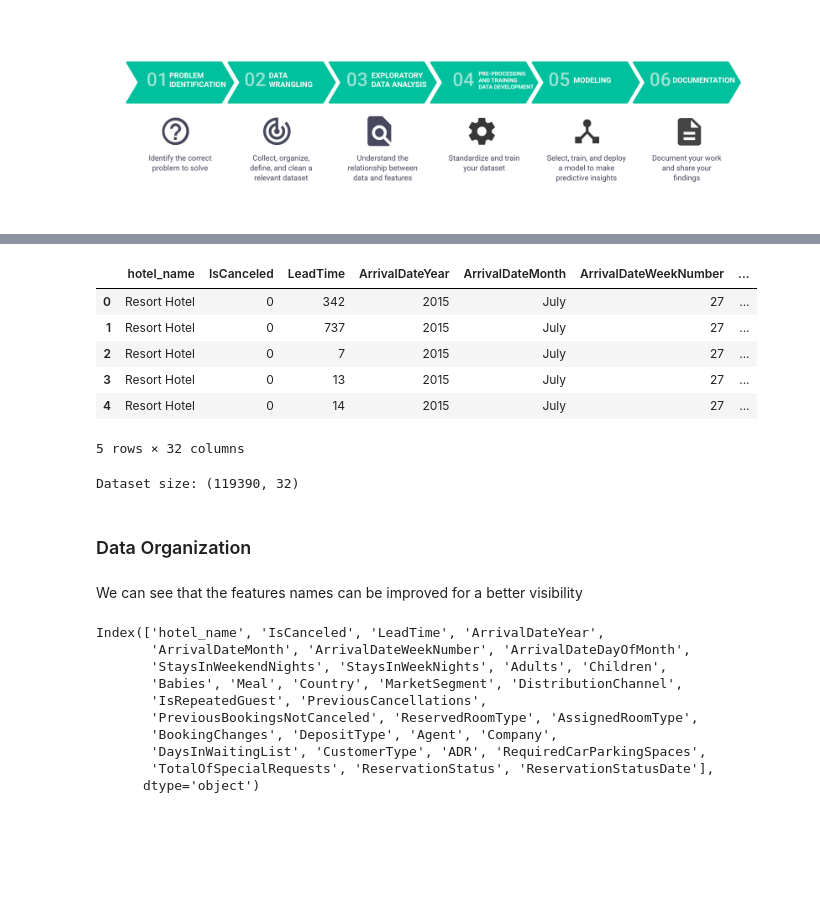
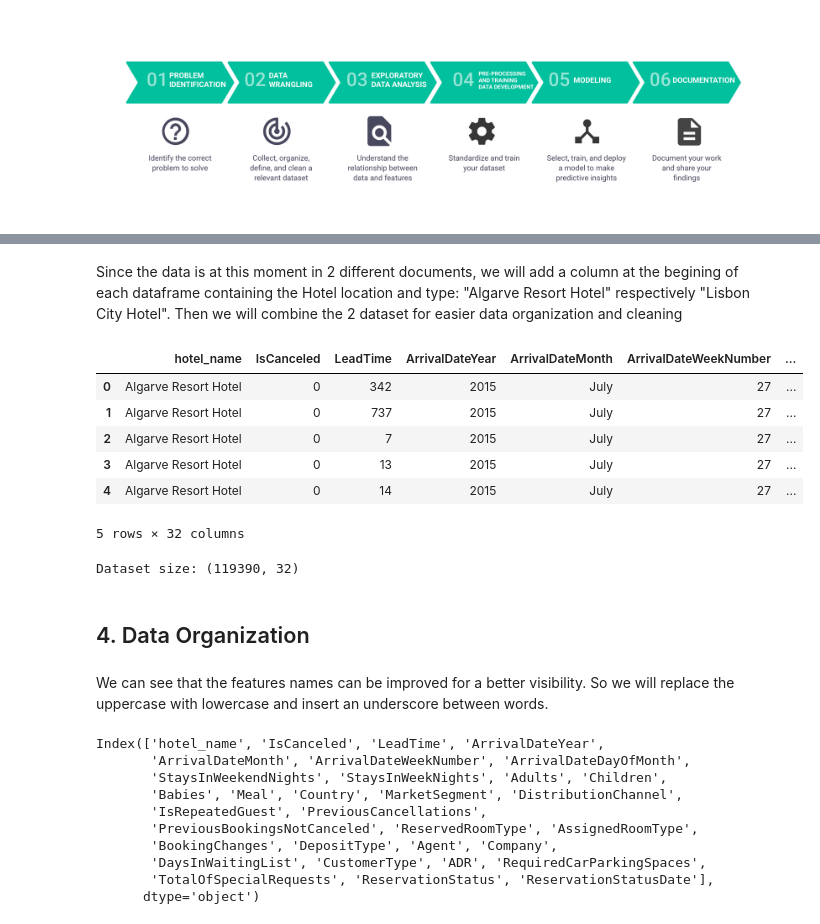
Before and after one commit to Razvanepe/Predicting_Hotel_Booking_Cancellations, a Jupyter notebook: notebooks/Data_Wrangling.ipynb, the cells around one changed output, grey strips where cells are left out. Drawn from its saved outputs; the diff is of its cells as text; code cells hidden in the pictures; blank space fills up the shorter version.

Commit message:
Updates on Data Wrnalging and start EDA

```diff
--- a/notebooks/Data_Wrangling.ipynb
+++ b/notebooks/Data_Wrangling.ipynb
@@ -42,25 +63,27 @@ h2 = pd.read_csv('../data/raw/H2.csv')
+# %% [markdown]
+Since the data is at this moment in 2 different documents, we will add a column at the begining of each dataframe containing the Hotel location and type: "Algarve Resort Hotel" respectively "Lisbon City Hotel". Then we will combine the 2 dataset for easier data organization and cleaning
 # %%
 #Adding a new column, hotel_name, before merging the 2 given datasets
-h1.insert(0, column = 'hotel_name', value="Resort Hotel")
-h2.insert(0, column = 'hotel_name', value="City Hotel")
+h1.insert(0, column = 'hotel_name', value="Algarve Resort Hotel")
+h2.insert(0, column = 'hotel_name', value="Lisbon City Hotel")
 hotels = h1.append(h2)
 hotels.head()
 # %% [output]
 |  | hotel_name | IsCanceled | LeadTime | ArrivalDateYear | ArrivalDateMonth | ArrivalDateWeekNumber | ... |
-| 0 | Resort Hotel | 0 | 342 | 2015 | July | 27 | ... |
-| 1 | Resort Hotel | 0 | 737 | 2015 | July | 27 | ... |
-| 2 | Resort Hotel | 0 | 7 | 2015 | July | 27 | ... |
-| 3 | Resort Hotel | 0 | 13 | 2015 | July | 27 | ... |
-| 4 | Resort Hotel | 0 | 14 | 2015 | July | 27 | ... |
+| 0 | Algarve Resort Hotel | 0 | 342 | 2015 | July | 27 | ... |
+| 1 | Algarve Resort Hotel | 0 | 737 | 2015 | July | 27 | ... |
+| 2 | Algarve Resort Hotel | 0 | 7 | 2015 | July | 27 | ... |
+| 3 | Algarve Resort Hotel | 0 | 13 | 2015 | July | 27 | ... |
+| 4 | Algarve Resort Hotel | 0 | 14 | 2015 | July | 27 | ... |
 5 rows × 32 columns
 # %%
 print("Dataset size:", hotels.shape)
 # %% [output]
 Dataset size: (119390, 32)
 # %% [markdown]
-### Data Organization
+## 4. Data Organization <a class="anchor" id="chapter4"></a>
 # %% [markdown]
-We can see that the features names can be improved for a better visibility
+We can see that the features names can be improved for a better visibility. So we will replace the uppercase with lowercase and insert an underscore between words.
 # %%
 #Using existing column names to create updated names
 hotels.columns
```
Also changed, not shown: parts of 119 cells of this notebook, 2 other files.
